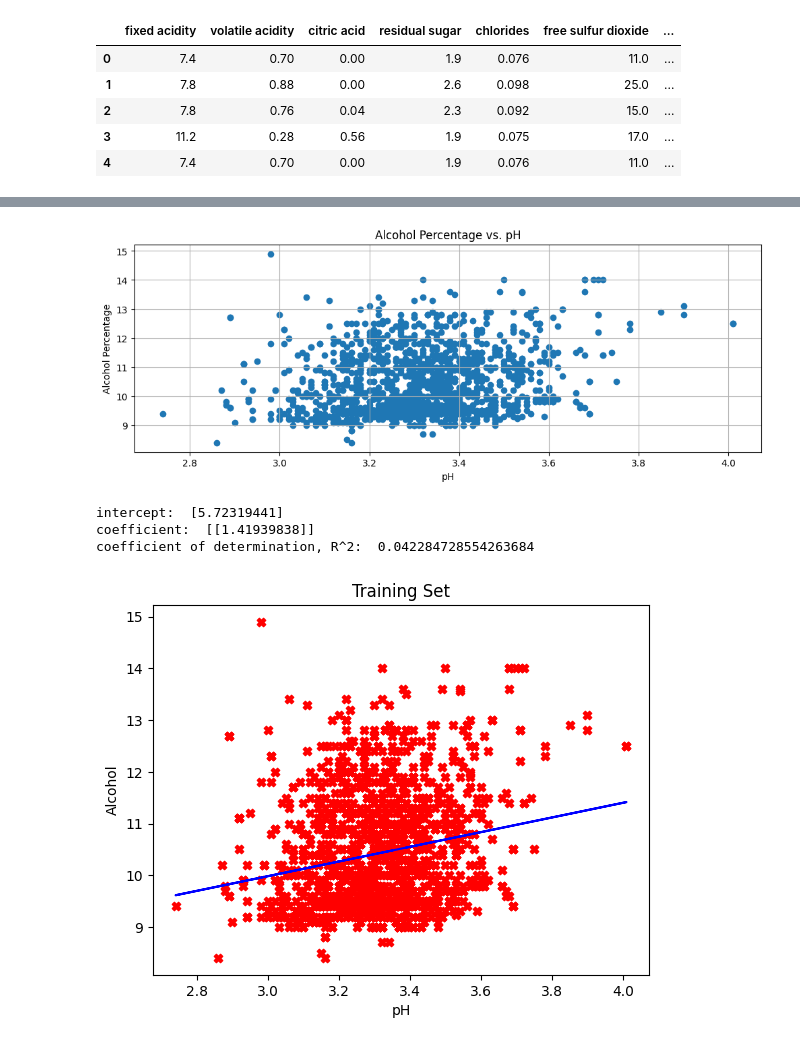
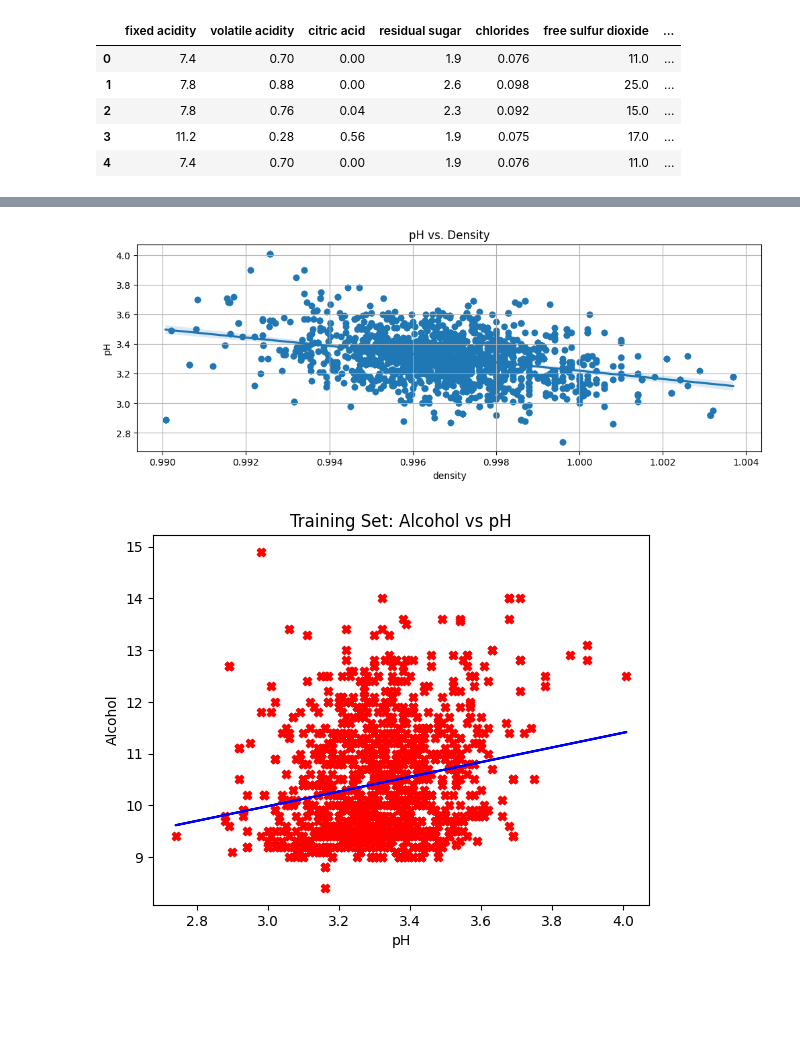
Before and after one commit to apark47/Red-Wine-Quality, a Jupyter notebook: main.ipynb, the cells around one changed output, grey strips where cells are left out. Drawn from its saved outputs; the diff is of its cells as text; code cells hidden in the pictures; blank space fills up the shorter version.

```diff
--- a/main.ipynb
+++ b/main.ipynb
@@ -54,14 +80,19 @@ df.head()
 # %%
-# Create a scatter plot of pH vs Alcohol
+# Creates a scatter plot of pH vs Density
 
 plt.figure(figsize = (12, 4))
-plt.title("Alcohol Percentage vs. pH")
+plt.title("pH vs. Density")
 
 plt.grid()
-plt.scatter(df["pH"], df["alcohol"])
-plt.ylabel("Alcohol Percentage")
-plt.xlabel("pH")
+plt.scatter(df["density"], df["pH"])
+plt.ylabel("pH")
+plt.xlabel("Density")
 
+x = df["density"]
+y = df["pH"]
+
+#Regression line
+sns.regplot(x=x, y=y)
 plt.show()
 # %% [output]
-[figure, old version]
+[figure, new version]
@@ -74,23 +105,13 @@ y = df[['alcohol']]
 X_train, X_test, y_train, y_test = train_test_split(X, y, random_state=SEED, test_size=0.2, shuffle=True)
-# %%
-# Initialise and train a logistic regression model
-regressionObject = LinearRegression().fit(X, y)
-r_sq = regressionObject.score(X, y)
-
-print("intercept: ", regressionObject.intercept_)
-print("coefficient: ", regressionObject.coef_)
-print("coefficient of determination, R^2: ", r_sq)
-# %% [output]
-intercept:  [5.72319441]
-coefficient:  [[1.41939838]]
-coefficient of determination, R^2:  0.042284728554263684
 # %%
+# Training Set for Alcohol vs pH
+
 plt.scatter(X_train, y_train, color = 'red', marker = 'X')
 plt.plot(X_train, regressionObject.predict(X_train), color = 'blue')
-plt.title("Training Set")
+plt.title("Training Set: Alcohol vs pH")
 plt.xlabel('pH')
 plt.ylabel('Alcohol')
 plt.show()
 # %% [output]
-[figure, old version]
+[figure, new version]
 # %%
```
Also changed, not shown: parts of 5 cells of this notebook.
